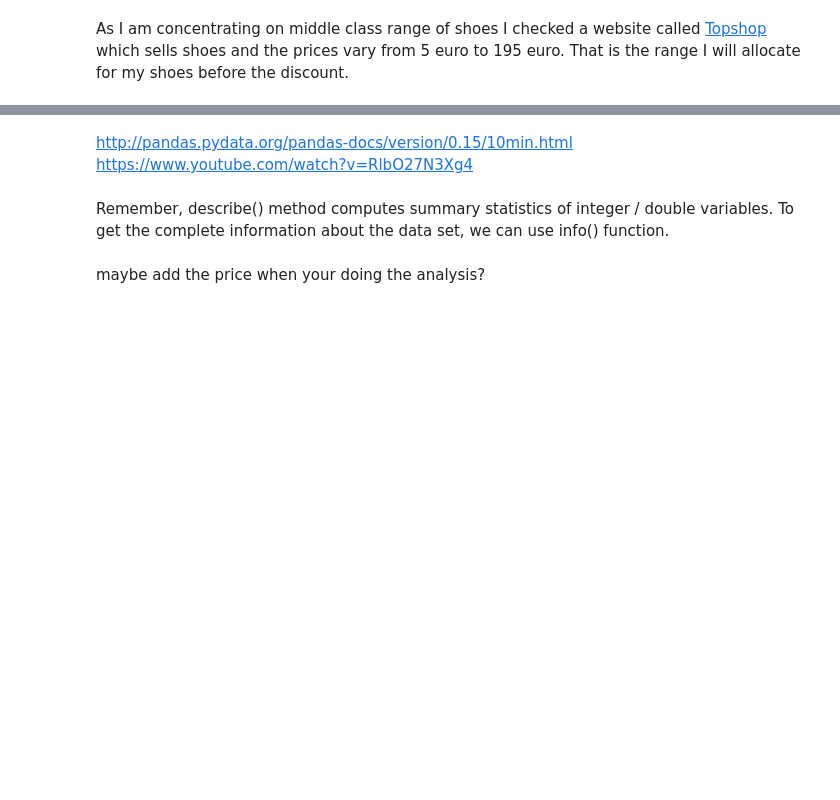
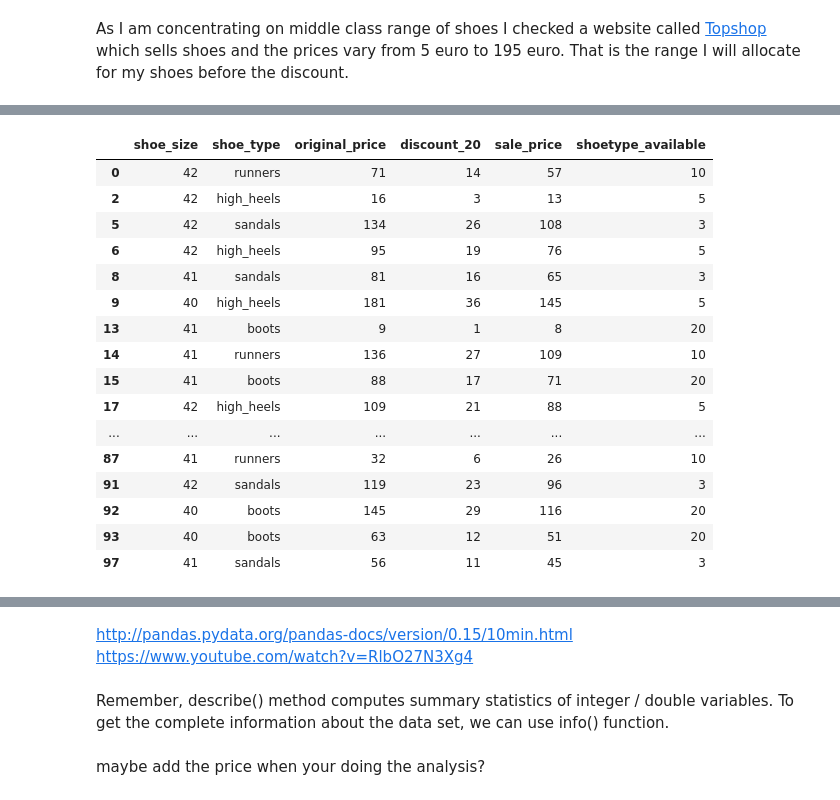
Before and after one commit to MartynaMisk/ProgrammingProject, a Jupyter notebook: RealwolrdPhenomenon.ipynb, the cells around one changed output, grey strips where cells are left out. Drawn from its saved outputs; the diff is of its cells as text; code cells hidden in the pictures; blank space fills up the shorter version.

```diff
--- a/RealwolrdPhenomenon.ipynb
+++ b/RealwolrdPhenomenon.ipynb
@@ -221,0 +202,5 @@ ValueError: If using all scalar values, you must pass an index
+# %%
+#this column will show what is 20% dicount from the orginal prize
+data['discount_20'] = data['original_price'] * 20 // 100
+data
+data.head()
@@ -221,0 +214,5 @@ ValueError: If using all scalar values, you must pass an index
+# %%
+#this additional column will show the sale price after 20% discount is applied on the original price
+#Here I researched how to subtract two columns in a dataframe
+data['sale_price'] = data['original_price']-data['discount_20']
+data.head()
@@ -221,0 +226,3 @@ ValueError: If using all scalar values, you must pass an index
+# %%
+data['shoetype_available'] = data['shoe_type'].map({'sandals': 3, 'runners': 10, 'boots': 20, 'high_heels': 5})
+#here I am trying to add a column that will show the amount left during this sale
@@ -221,0 +278,21 @@ ValueError: If using all scalar values, you must pass an index
+# %%
+#shoes available in size 40 or above
+data[data.shoe_size >=40]
+# %% [output]
+|  | shoe_size | shoe_type | original_price | discount_20 | sale_price | shoetype_available |
+| 0 | 42 | runners | 71 | 14 | 57 | 10 |
+| 2 | 42 | high_heels | 16 | 3 | 13 | 5 |
+| 5 | 42 | sandals | 134 | 26 | 108 | 3 |
+| 6 | 42 | high_heels | 95 | 19 | 76 | 5 |
+| 8 | 41 | sandals | 81 | 16 | 65 | 3 |
+| 9 | 40 | high_heels | 181 | 36 | 145 | 5 |
+| 13 | 41 | boots | 9 | 1 | 8 | 20 |
+| 14 | 41 | runners | 136 | 27 | 109 | 10 |
+| 15 | 41 | boots | 88 | 17 | 71 | 20 |
+| 17 | 42 | high_heels | 109 | 21 | 88 | 5 |
+| ... | ... | ... | ... | ... | ... | ... |
+| 87 | 41 | runners | 32 | 6 | 26 | 10 |
+| 91 | 42 | sandals | 119 | 23 | 96 | 3 |
+| 92 | 40 | boots | 145 | 29 | 116 | 20 |
+| 93 | 40 | boots | 63 | 12 | 51 | 20 |
+| 97 | 41 | sandals | 56 | 11 | 45 | 3 |
```
Also changed, not shown: parts of 22 cells of this notebook.
